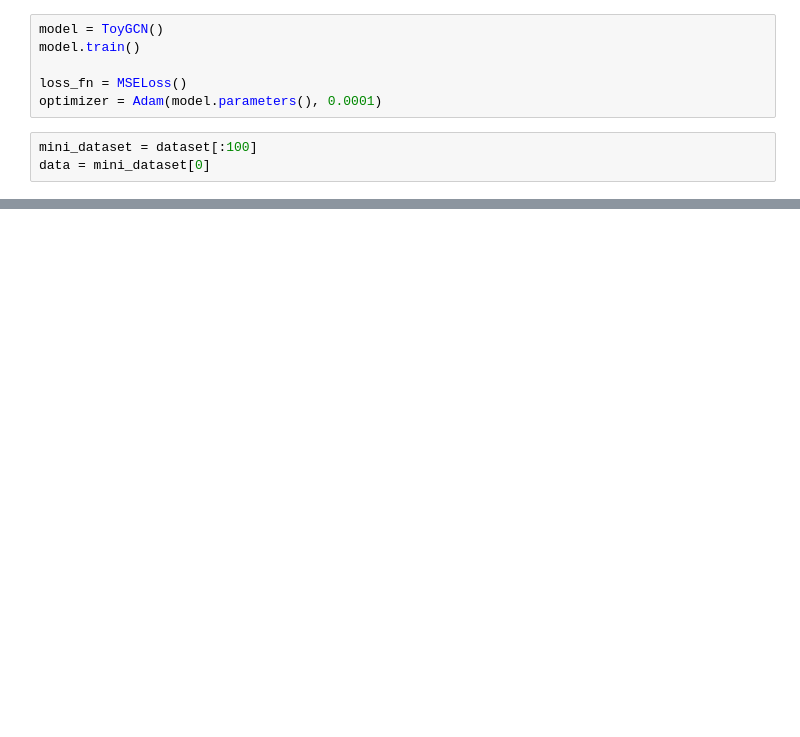
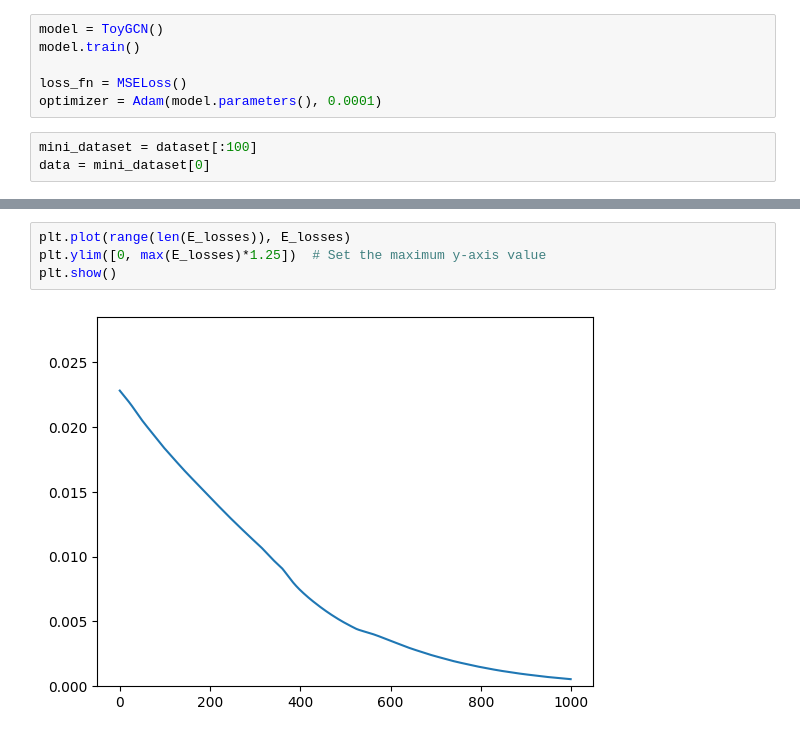
Before and after one commit to samharshe/EGNN, a Jupyter notebook: model/toy_EGNN.ipynb, the cells around one changed output, grey strips where cells are left out. Saved outputs shown, nothing was run; the diff lists cells and outputs as text; blank space fills up the shorter version.

```diff
--- a/model/toy_EGNN.ipynb
+++ b/model/toy_EGNN.ipynb
@@ -117,0 +134,6 @@ tensor(1.4861e-05)
+# %%
+plt.plot(range(len(E_losses)), E_losses)
+plt.ylim([0, max(E_losses)*1.25])  # Set the maximum y-axis value
+plt.show()
+# %% [output]
+[figure, added]
```
Also changed, not shown: parts of 4 cells of this notebook.
